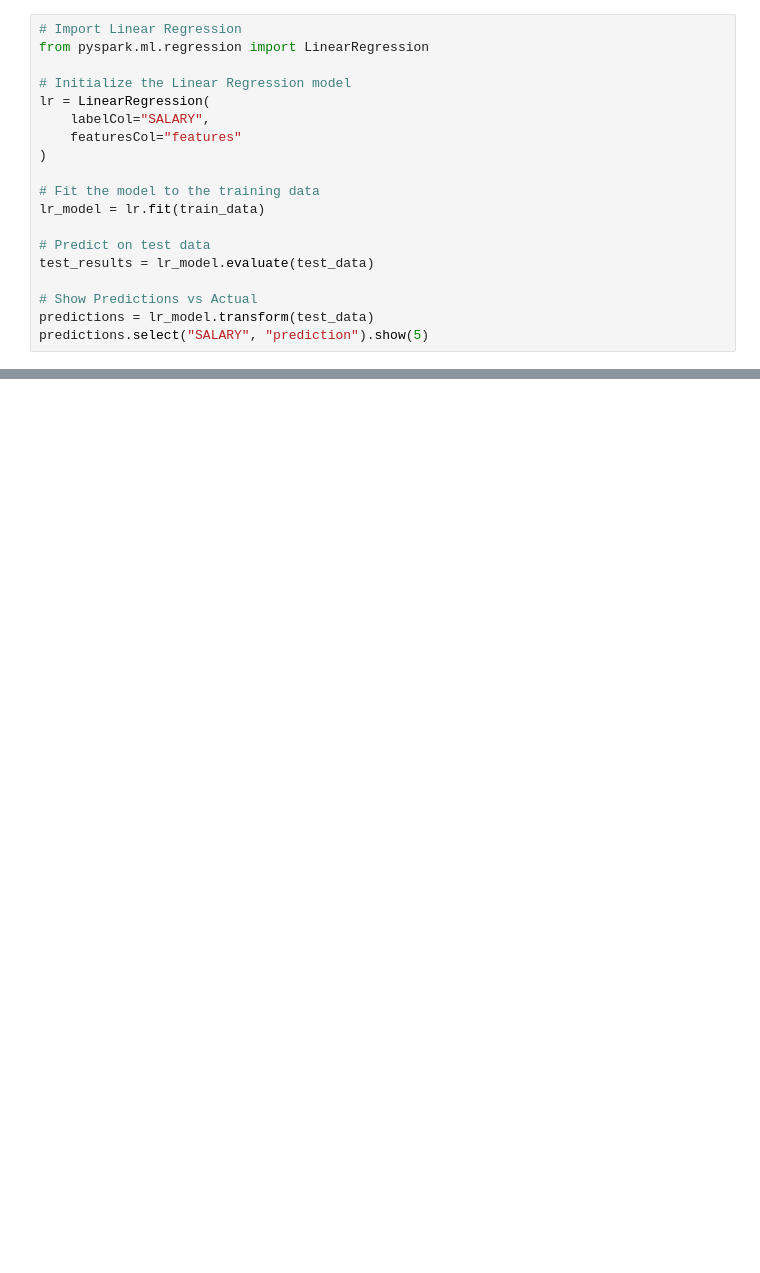
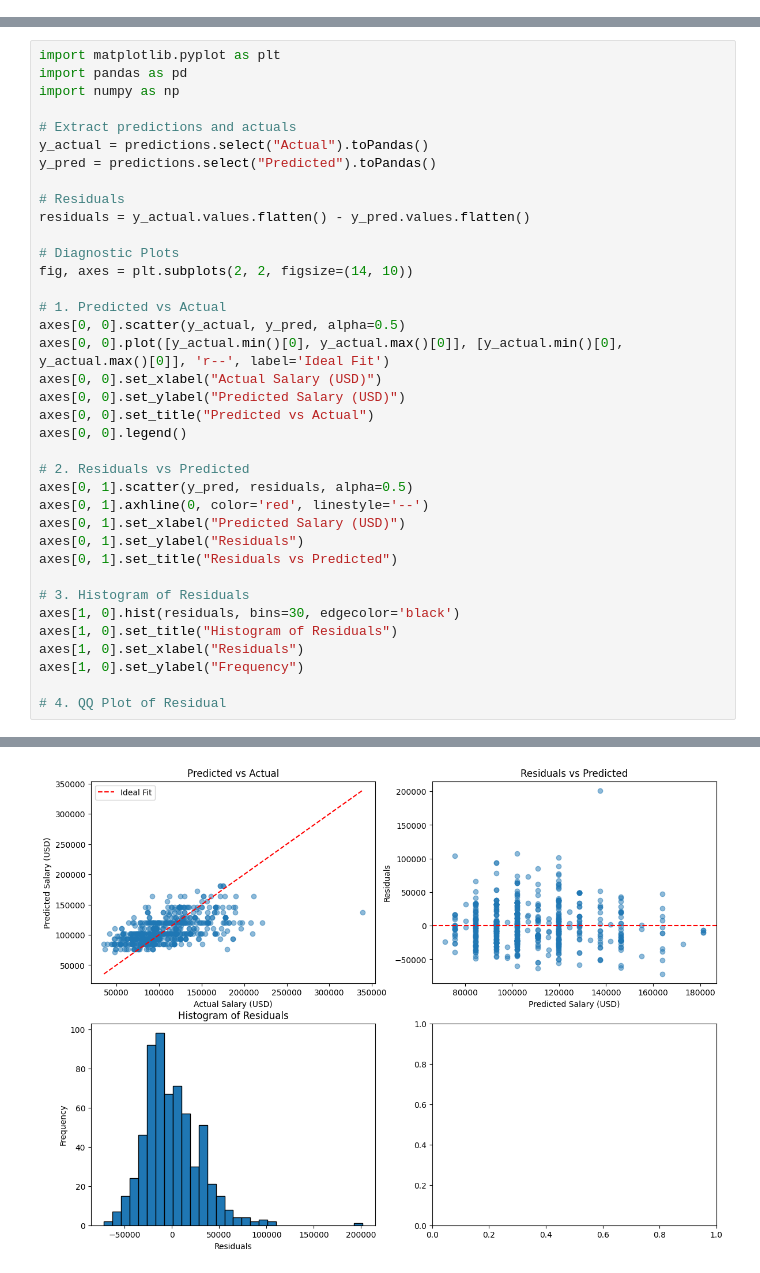
Before and after one commit to met-ad-688/lab08-VidhiSharma2000, a Jupyter notebook: lab08_VidhiSharma2000.ipynb, the cells around one changed output, grey strips where cells are left out. Drawn from its saved outputs; the diff is of its cells as text; blank space fills up the shorter version.

Commit message:
Add Lab 08 Salary Prediction models and output

```diff
--- a/lab08_VidhiSharma2000.ipynb
+++ b/lab08_VidhiSharma2000.ipynb
@@ -96,19 +67,0 @@ NameError: name 'final_data' is not defined
-# %%
-# Import Linear Regression
-from pyspark.ml.regression import LinearRegression
-
-# Initialize the Linear Regression model
-lr = LinearRegression(
-    labelCol="SALARY",
-    featuresCol="features"
-)
-
-# Fit the model to the training data
-lr_model = lr.fit(train_data)
-
-# Predict on test data
-test_results = lr_model.evaluate(test_data)
-
-# Show Predictions vs Actual
-predictions = lr_model.transform(test_data)
-predictions.select("SALARY", "prediction").show(5)
@@ -194,0 +277,38 @@ NameError: name 'predictions_pd' is not defined
+# %%
+import matplotlib.pyplot as plt
+import pandas as pd
+import numpy as np
+
+# Extract predictions and actuals
+y_actual = predictions.select("Actual").toPandas()
+y_pred = predictions.select("Predicted").toPandas()
+
+# Residuals
+residuals = y_actual.values.flatten() - y_pred.values.flatten()
+
+# Diagnostic Plots
+fig, axes = plt.subplots(2, 2, figsize=(14, 10))
+
+# 1. Predicted vs Actual
+axes[0, 0].scatter(y_actual, y_pred, alpha=0.5)
+axes[0, 0].plot([y_actual.min()[0], y_actual.max()[0]], [y_actual.min()[0], y_actual.max()[0]], 'r--', label='Ideal Fit')
+axes[0, 0].set_xlabel("Actual Salary (USD)")
+axes[0, 0].set_ylabel("Predicted Salary (USD)")
+axes[0, 0].set_title("Predicted vs Actual")
+axes[0, 0].legend()
+
+# 2. Residuals vs Predicted
+axes[0, 1].scatter(y_pred, residuals, alpha=0.5)
+axes[0, 1].axhline(0, color='red', linestyle='--')
+axes[0, 1].set_xlabel("Predicted Salary (USD)")
+axes[0, 1].set_ylabel("Residuals")
+axes[0, 1].set_title("Residuals vs Predicted")
+
+# 3. Histogram of Residuals
+axes[1, 0].hist(residuals, bins=30, edgecolor='black')
+axes[1, 0].set_title("Histogram of Residuals")
+axes[1, 0].set_xlabel("Residuals")
+axes[1, 0].set_ylabel("Frequency")
+
+# 4. QQ Plot of Residual
+# %% [output]
@@ -194,0 +316 @@ NameError: name 'predictions_pd' is not defined
+[figure, added]
```
Also changed, not shown: parts of 25 cells of this notebook, 3 other files.
